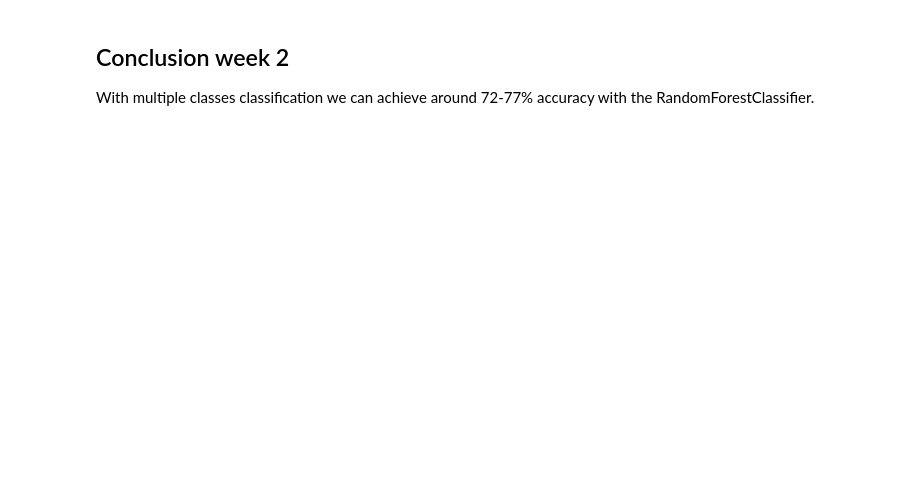
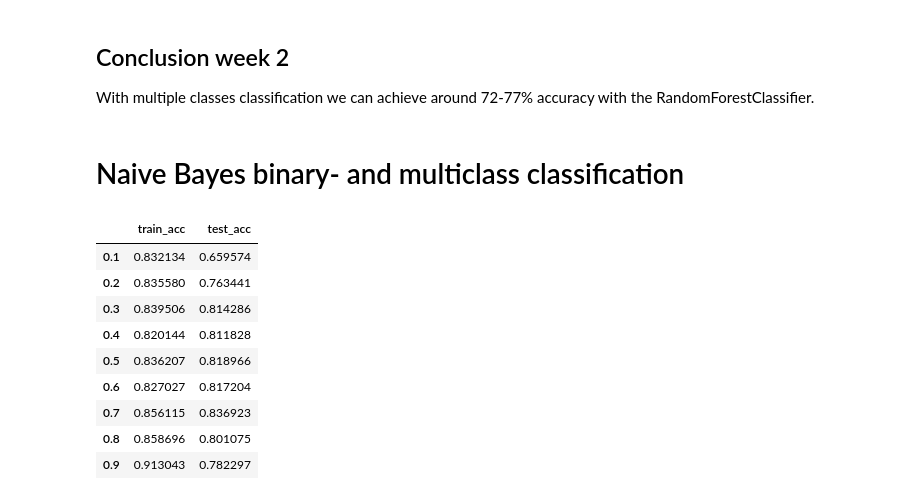
Before and after one commit to alemati/OhTu_nostalgia, a Jupyter notebook: random-forest.ipynb, the cells around one changed output. Drawn from its saved outputs; the diff is of its cells as text; code cells hidden in the pictures; blank space fills up the shorter version.

Commit message:
Naive bayes classification

```diff
--- a/random-forest.ipynb
+++ b/random-forest.ipynb
@@ -394,3 +399,58 @@ Accuracy on test data: 0.7311827956989247
 ## Conclusion week 2
 
 With multiple classes classification we can achieve around 72-77% accuracy with the RandomForestClassifier.
+# %% [markdown]
+# Naive Bayes binary- and multiclass classification
+# %%
+import pandas as pd
+import numpy as np
+from sklearn.model_selection import train_test_split
+from sklearn.naive_bayes import GaussianNB, MultinomialNB, BernoulliNB, ComplementNB
+from sklearn.model_selection import GridSearchCV
+from sklearn.preprocessing import MinMaxScaler
+
+npf = pd.read_csv("npf_train.csv")
+
+npf = npf.set_index("date")
+npf = npf.drop("id", axis=1)
+npf = npf.drop("partlybad", axis=1)
+
+class2 = np.array(["nonevent", "event"])
+npf["class2"] = class2[(npf["class4"]!="nonevent").astype(int)]
+
+scaler = MinMaxScaler()
+scaler.fit(npf.drop(["class4", "class2"], axis=1))
+
+X = scaler.transform(npf.drop(["class4", "class2"], axis=1))
+y_binary = npf["class2"]
+y = npf["class4"]
+
+def split_and_score(test_size, is_train):
+    X_train, X_test, y_train, y_test = train_test_split(
+        X, y_binary, test_size=test_size, random_state=42, shuffle=True
+    )
+    gnb = GaussianNB()
+    gnb.fit(X_train, y_train)
+    if is_train:
+        return gnb.score(X_train, y_train)
+    else:
+        return gnb.score(X_test, y_test)
+
+test_sizes = [0.1, 0.2, 0.3, 0.4, 0.5, 0.6, 0.7, 0.8, 0.9]
+res = pd.DataFrame(index=test_sizes)
+
+res["train_acc"] = [split_and_score(size, True) for size in test_sizes]
+res["test_acc"] = [split_and_score(size, False) for size in test_sizes]
+
+res
+# %% [output]
+|  | train_acc | test_acc |
+| 0.1 | 0.832134 | 0.659574 |
+| 0.2 | 0.835580 | 0.763441 |
+| 0.3 | 0.839506 | 0.814286 |
+| 0.4 | 0.820144 | 0.811828 |
+| 0.5 | 0.836207 | 0.818966 |
+| 0.6 | 0.827027 | 0.817204 |
+| 0.7 | 0.856115 | 0.836923 |
+| 0.8 | 0.858696 | 0.801075 |
+| 0.9 | 0.913043 | 0.782297 |
```
Also changed, not shown: parts of 6 cells of this notebook.
